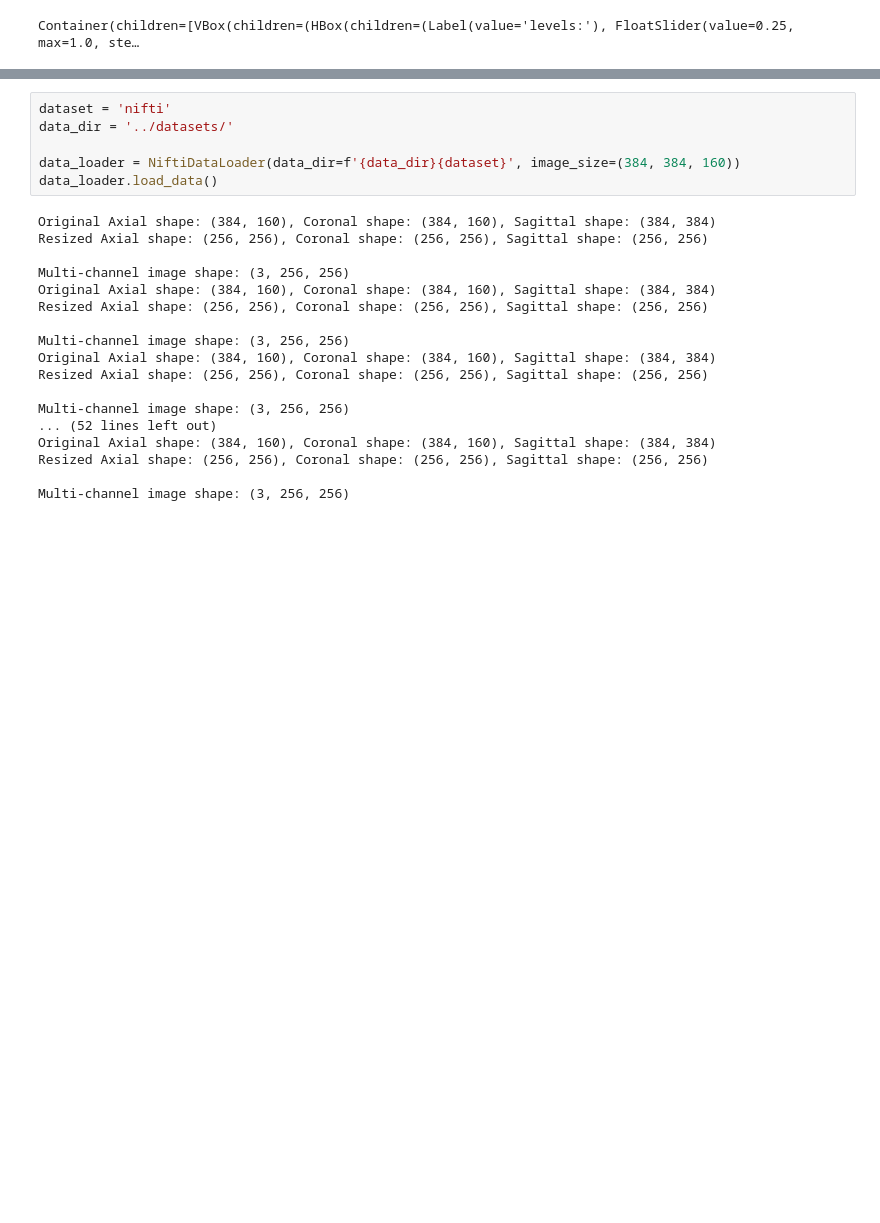
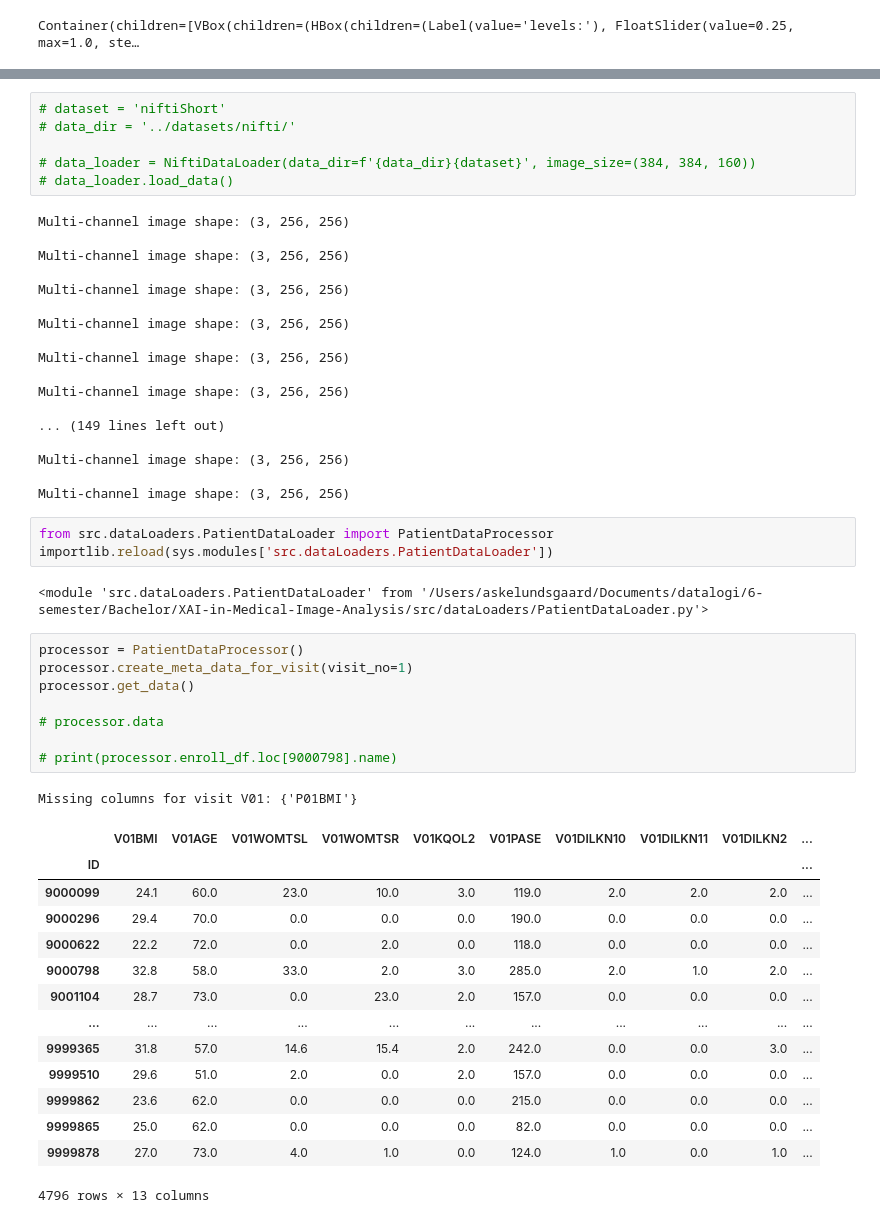
Before and after one commit to a-lundsgaard/XAI-in-Medical-Image-Analysis, a Jupyter notebook: notebooks/nifti_test.ipynb, the cells around one changed output, grey strips where cells are left out. Cells and saved outputs as stored; diff of their text form; blank space fills up the shorter version.

```diff
--- a/notebooks/nifti_test.ipynb
+++ b/notebooks/nifti_test.ipynb
@@ -54,26 +63,55 @@ importlib.reload(sys.modules['src.dataLoaders.NiftiDataLoader'])
 # %% [output]
 <module 'src.dataLoaders.NiftiDataLoader' from '/Users/askelundsgaard/Documents/datalogi/6-semester/Bachelor/XAI-in-Medical-Image-Analysis/src/dataLoaders/NiftiDataLoader.py'>
 # %%
-dataset = 'nifti'
-data_dir = '../datasets/'
+# dataset = 'niftiShort'
+# data_dir = '../datasets/nifti/'
 
-data_loader = NiftiDataLoader(data_dir=f'{data_dir}{dataset}', image_size=(384, 384, 160))
-data_loader.load_data()
+# data_loader = NiftiDataLoader(data_dir=f'{data_dir}{dataset}', image_size=(384, 384, 160))
+# data_loader.load_data()
 # %% [output]
-Original Axial shape: (384, 160), Coronal shape: (384, 160), Sagittal shape: (384, 384)
-Resized Axial shape: (256, 256), Coronal shape: (256, 256), Sagittal shape: (256, 256)
+Multi-channel image shape: (3, 256, 256)
 
 Multi-channel image shape: (3, 256, 256)
-Original Axial shape: (384, 160), Coronal shape: (384, 160), Sagittal shape: (384, 384)
-Resized Axial shape: (256, 256), Coronal shape: (256, 256), Sagittal shape: (256, 256)
 
 Multi-channel image shape: (3, 256, 256)
-Original Axial shape: (384, 160), Coronal shape: (384, 160), Sagittal shape: (384, 384)
-Resized Axial shape: (256, 256), Coronal shape: (256, 256), Sagittal shape: (256, 256)
 
 Multi-channel image shape: (3, 256, 256)
-... (52 lines left out)
-Original Axial shape: (384, 160), Coronal shape: (384, 160), Sagittal shape: (384, 384)
-Resized Axial shape: (256, 256), Coronal shape: (256, 256), Sagittal shape: (256, 256)
 
 Multi-channel image shape: (3, 256, 256)
+
+Multi-channel image shape: (3, 256, 256)
+
+... (149 lines left out)
+
+Multi-channel image shape: (3, 256, 256)
+
+Multi-channel image shape: (3, 256, 256)
+# %%
+from src.dataLoaders.PatientDataLoader import PatientDataProcessor
+importlib.reload(sys.modules['src.dataLoaders.PatientDataLoader'])
+# %% [output]
+<module 'src.dataLoaders.PatientDataLoader' from '/Users/askelundsgaard/Documents/datalogi/6-semester/Bachelor/XAI-in-Medical-Image-Analysis/src/dataLoaders/PatientDataLoader.py'>
+# %%
+processor = PatientDataProcessor()
+processor.create_meta_data_for_visit(visit_no=1)
+processor.get_data()
+
+# processor.data
+
+# print(processor.enroll_df.loc[9000798].name)
+# %% [output]
+Missing columns for visit V01: {'P01BMI'}
+|  | V01BMI | V01AGE | V01WOMTSL | V01WOMTSR | V01KQOL2 | V01PASE | V01DILKN10 | V01DILKN11 | V01DILKN2 | ... |
+| ID |  |  |  |  |  |  |  |  |  | ... |
+| 9000099 | 24.1 | 60.0 | 23.0 | 10.0 | 3.0 | 119.0 | 2.0 | 2.0 | 2.0 | ... |
+| 9000296 | 29.4 | 70.0 | 0.0 | 0.0 | 0.0 | 190.0 | 0.0 | 0.0 | 0.0 | ... |
+| 9000622 | 22.2 | 72.0 | 0.0 | 2.0 | 0.0 | 118.0 | 0.0 | 0.0 | 0.0 | ... |
+| 9000798 | 32.8 | 58.0 | 33.0 | 2.0 | 3.0 | 285.0 | 2.0 | 1.0 | 2.0 | ... |
+| 9001104 | 28.7 | 73.0 | 0.0 | 23.0 | 2.0 | 157.0 | 0.0 | 0.0 | 0.0 | ... |
+| ... | ... | ... | ... | ... | ... | ... | ... | ... | ... | ... |
+| 9999365 | 31.8 | 57.0 | 14.6 | 15.4 | 2.0 | 242.0 | 0.0 | 0.0 | 3.0 | ... |
+| 9999510 | 29.6 | 51.0 | 2.0 | 0.0 | 2.0 | 157.0 | 0.0 | 0.0 | 0.0 | ... |
+| 9999862 | 23.6 | 62.0 | 0.0 | 0.0 | 0.0 | 215.0 | 0.0 | 0.0 | 0.0 | ... |
+| 9999865 | 25.0 | 62.0 | 0.0 | 0.0 | 0.0 | 82.0 | 0.0 | 0.0 | 0.0 | ... |
+| 9999878 | 27.0 | 73.0 | 4.0 | 1.0 | 0.0 | 124.0 | 1.0 | 0.0 | 1.0 | ... |
+4796 rows × 13 columns
```
Also changed, not shown: parts of 8 cells of this notebook, 5 other files.
